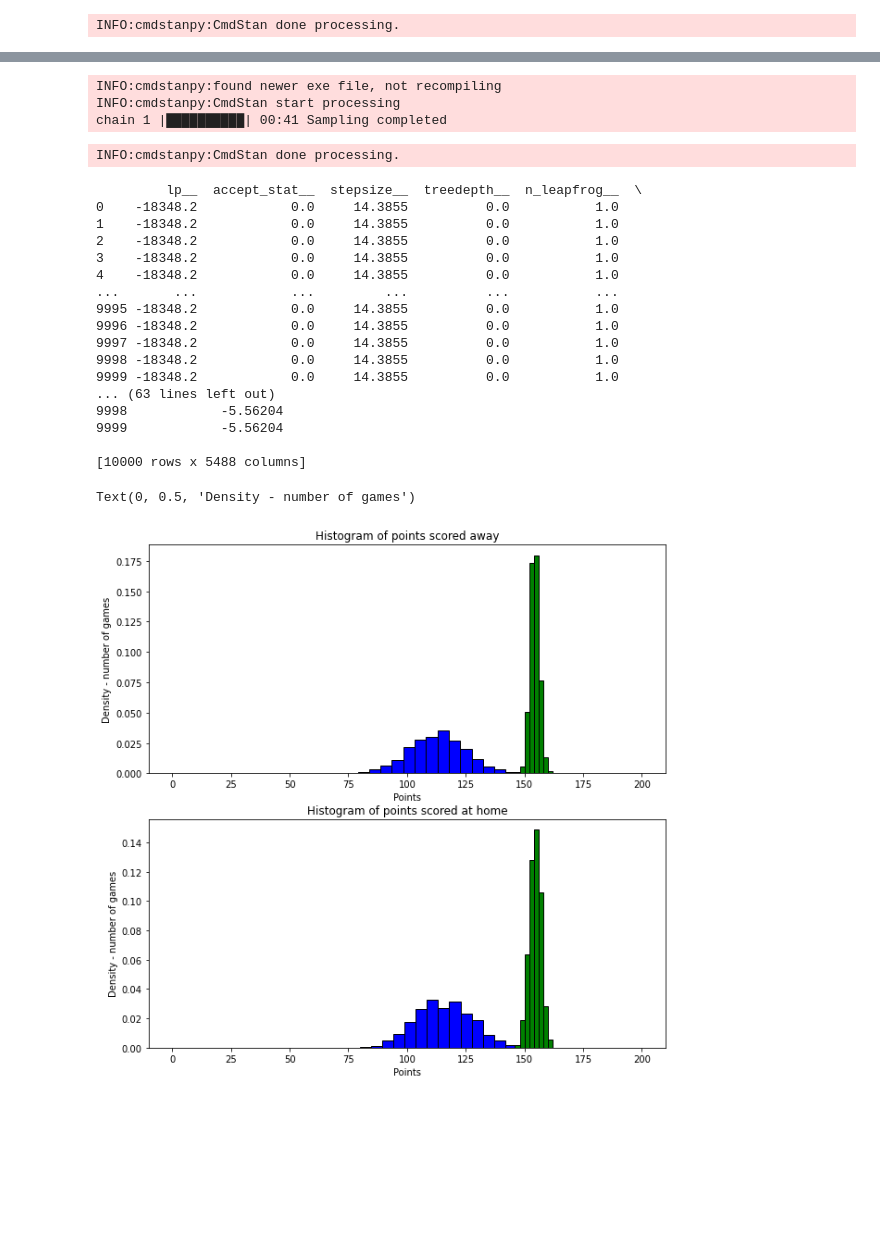
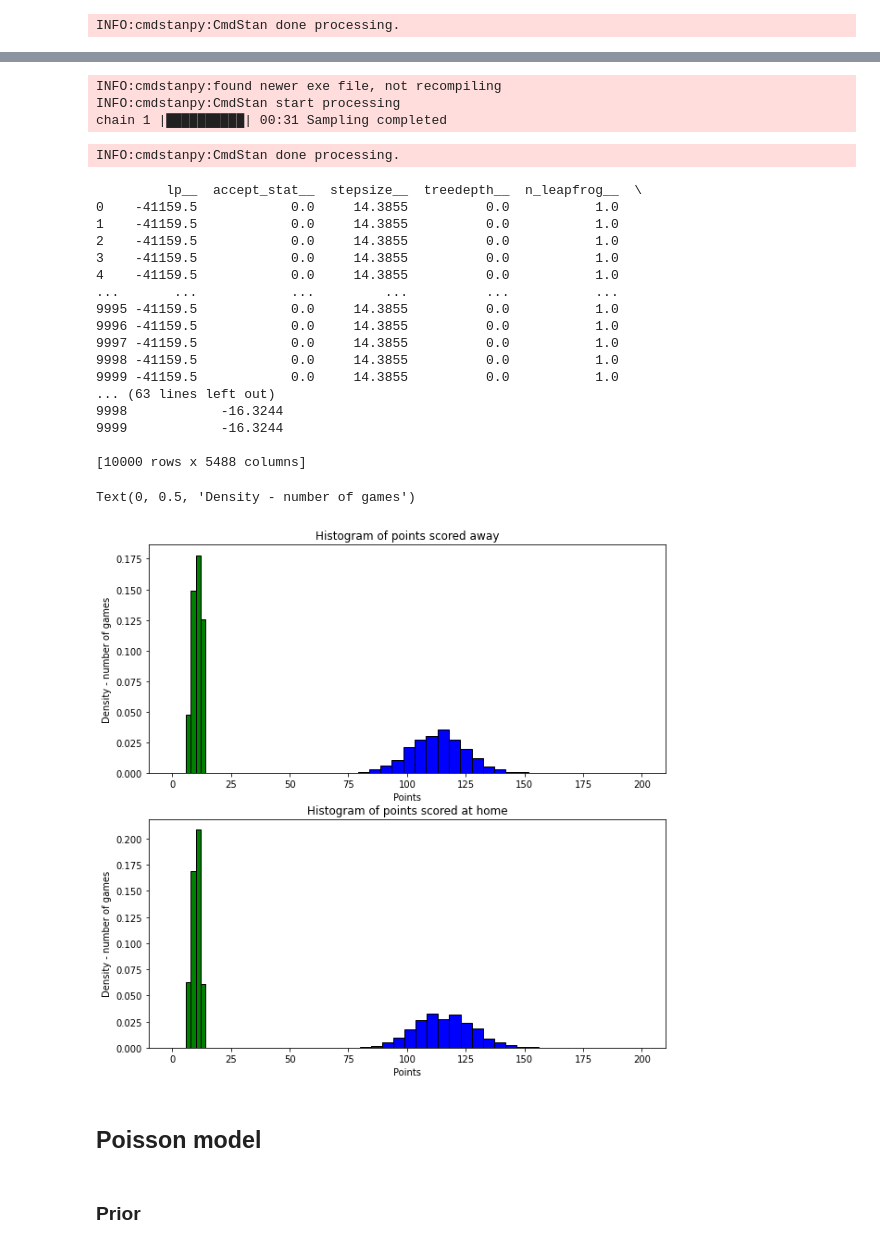
Before and after one commit to Mazart23/NBA_data_analytics, a Jupyter notebook: main.ipynb, the cells around one changed output, grey strips where cells are left out. Cells and saved outputs as stored; diff of their text form; code cells hidden in the pictures; blank space fills up the shorter version.

```diff
--- a/main.ipynb
+++ b/main.ipynb
@@ -341,7 +328,7 @@ Text(0, 0.5, 'Density - number of games')
 # %%
-model_1_post = CmdStanModel(stan_file='src/model/model_1_posterior.stan')
+model_nbinomial_post = CmdStanModel(stan_file='src/model/model_nbinomial_posterior.stan')
 samples = 10000
-sim=model_1_post.sample(data=inp_data,
+sim_nbinomial_post=model_nbinomial_post.sample(data=inp_data,
                      iter_sampling=samples,
                      iter_warmup=1,
                      chains=1
@@ -349,45 +336,49 @@ sim=model_1_post.sample(data=inp_data,
 # %% [output]
 INFO:cmdstanpy:found newer exe file, not recompiling
 INFO:cmdstanpy:CmdStan start processing
-chain 1 |██████████| 00:41 Sampling completed
+chain 1 |██████████| 00:31 Sampling completed
 INFO:cmdstanpy:CmdStan done processing.
 # %%
-mod_1_post = sim.draws_pd()
-print(mod_1_post)
+mod_nbin_post = sim_nbinomial_post.draws_pd()
+print(mod_nbin_post)
 # %% [output]
          lp__  accept_stat__  stepsize__  treedepth__  n_leapfrog__  \
-0    -18348.2            0.0     14.3855          0.0           1.0
-1    -18348.2            0.0     14.3855          0.0           1.0
-2    -18348.2            0.0     14.3855          0.0           1.0
-3    -18348.2            0.0     14.3855          0.0           1.0
-4    -18348.2            0.0     14.3855          0.0           1.0
+0    -41159.5            0.0     14.3855          0.0           1.0
+1    -41159.5            0.0     14.3855          0.0           1.0
+2    -41159.5            0.0     14.3855          0.0           1.0
+3    -41159.5            0.0     14.3855          0.0           1.0
+4    -41159.5            0.0     14.3855          0.0           1.0
 ...       ...            ...         ...          ...           ...
-9995 -18348.2            0.0     14.3855          0.0           1.0
-9996 -18348.2            0.0     14.3855          0.0           1.0
-9997 -18348.2            0.0     14.3855          0.0           1.0
-9998 -18348.2            0.0     14.3855          0.0           1.0
-9999 -18348.2            0.0     14.3855          0.0           1.0
+9995 -41159.5            0.0     14.3855          0.0           1.0
+9996 -41159.5            0.0     14.3855          0.0           1.0
+9997 -41159.5            0.0     14.3855          0.0           1.0
+9998 -41159.5            0.0     14.3855          0.0           1.0
+9999 -41159.5            0.0     14.3855          0.0           1.0
 ... (63 lines left out)
-9998            -5.56204
-9999            -5.56204
+9998            -16.3244
+9999            -16.3244
 
 [10000 rows x 5488 columns]
 # %%
 fig, axes = plt.subplots(nrows=2, ncols=1, figsize=(10, 10))
 
 # Histogram of points scored away
 axes[0].hist(seasons_games[year]['away_team_score'], density=True, bins=20, color='blue', edgecolor='black', label='data')
-axes[0].hist(sim.stan_variable('away_score_pred').mean(axis=0), density=True, bins=100, color='green', edgecolor='black', label='data', range=(0, 200))
+axes[0].hist(sim_nbinomial_post.stan_variable('away_score_pred').mean(axis=0), density=True, bins=100, color='green', edgecolor='black', label='data', range=(0, 200))
 axes[0].set_title('Histogram of points scored away')
 axes[0].set_xlabel('Points')
 axes[0].set_ylabel('Density - number of games')
 
 # Histogram of points scored at home
 axes[1].hist(seasons_games[year]['home_team_score'], density=True, bins=20, color='blue', edgecolor='black', label='data')
-axes[1].hist(sim.stan_variable('home_score_pred').mean(axis=0), density=True, bins=100, color='green', edgecolor='black', label='data', range=(0, 200))
+axes[1].hist(sim_nbinomial_post.stan_variable('home_score_pred').mean(axis=0), density=True, bins=100, color='green', edgecolor='black', label='data', range=(0, 200))
 axes[1].set_title('Histogram of points scored at home')
 axes[1].set_xlabel('Points')
 axes[1].set_ylabel('Density - number of games')
 # %% [output]
 Text(0, 0.5, 'Density - number of games')
-[figure, old version]
+[figure, new version]
+# %% [markdown]
+## Poisson model
+# %% [markdown]
+### Prior
```
Also changed, not shown: parts of 27 cells of this notebook, 2 other files.
